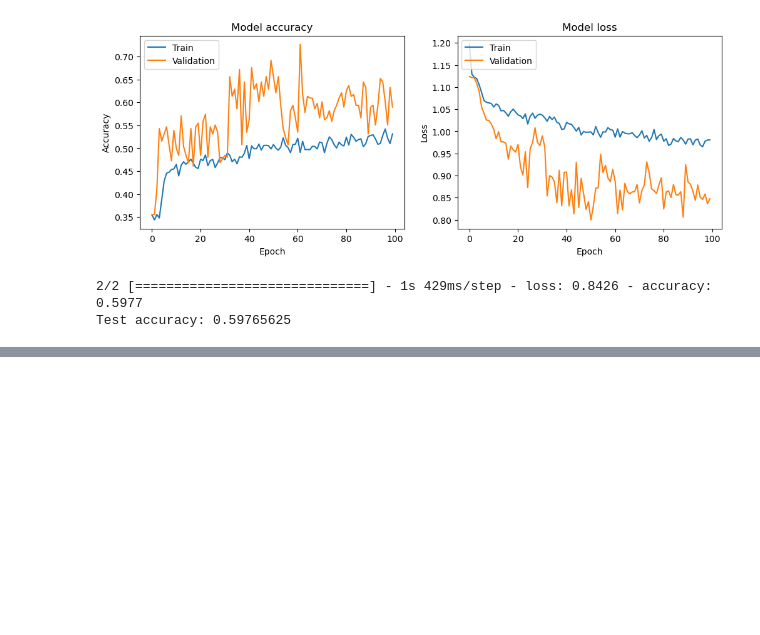
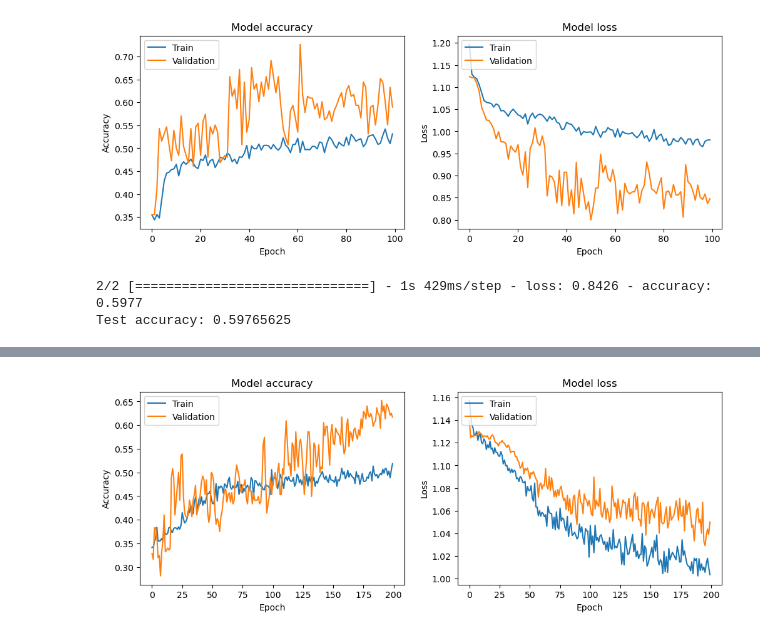
Before and after one commit to nnizic/neuralnetwork_project, a Jupyter notebook: Jupyter_notebooks/iteracija_kilo.ipynb, the cells around one changed output, grey strips where cells are left out. Saved outputs shown, nothing was run; the diff lists cells and outputs as text; code cells hidden in the pictures; blank space fills up the shorter version.

```diff
--- a/Jupyter_notebooks/iteracija_kilo.ipynb
+++ b/Jupyter_notebooks/iteracija_kilo.ipynb
@@ -793,0 +1097,21 @@ Test accuracy: 0.59765625
+# %%
+# CNN model
+model = Sequential(
+    [
+        Conv2D(8, (3, 3), activation="relu", input_shape=(128, 128, 3)),
+        MaxPooling2D((2, 2)),
+        SpatialDropout2D(0.5),
+        Conv2D(16, (3, 3), activation="relu", kernel_regularizer=l2(0.001)),
+        MaxPooling2D((2, 2)),
+        SpatialDropout2D(0.5),
+        Conv2D(32, (3, 3), activation="relu",  kernel_regularizer=l2(0.001)),
+        SpatialDropout2D(0.5),
+        MaxPooling2D((2, 2)),
+        SpatialDropout2D(0.5),
+        Flatten(),
+        Dense(512, activation="relu"),
+        Dense(128, activation="relu"),
+        Dense(3, activation="softmax"),
+    ]
+)
+model.summary()
@@ -793,0 +1136,13 @@ Test accuracy: 0.59765625
+# %%
+# Kompajliranje
+optimizer=optimizers.Adam(learning_rate=0.0001)
+model.compile(optimizer=optimizer, loss="categorical_crossentropy", metrics=["accuracy"])
+
+# Treniranje
+history = model.fit(
+    train_generator,
+    steps_per_epoch=train_generator.samples // train_generator.batch_size,
+    epochs=num_of_epochs,
+    validation_data=test_generator,
+    validation_steps=test_generator.samples // test_generator.batch_size,
+)
@@ -793,0 +1169,10 @@ Test accuracy: 0.59765625
+# %%
+#Plotovi
+plots_and_evaluation(history)
+# Evaluacija modela
+test_loss, test_acc = model.evaluate(
+    test_generator, steps=test_generator.samples // test_generator.batch_size
+)
+print("Test accuracy:", test_acc)
+# %% [output]
+[figure, added]
```
Also changed, not shown: parts of 21 cells of this notebook.
